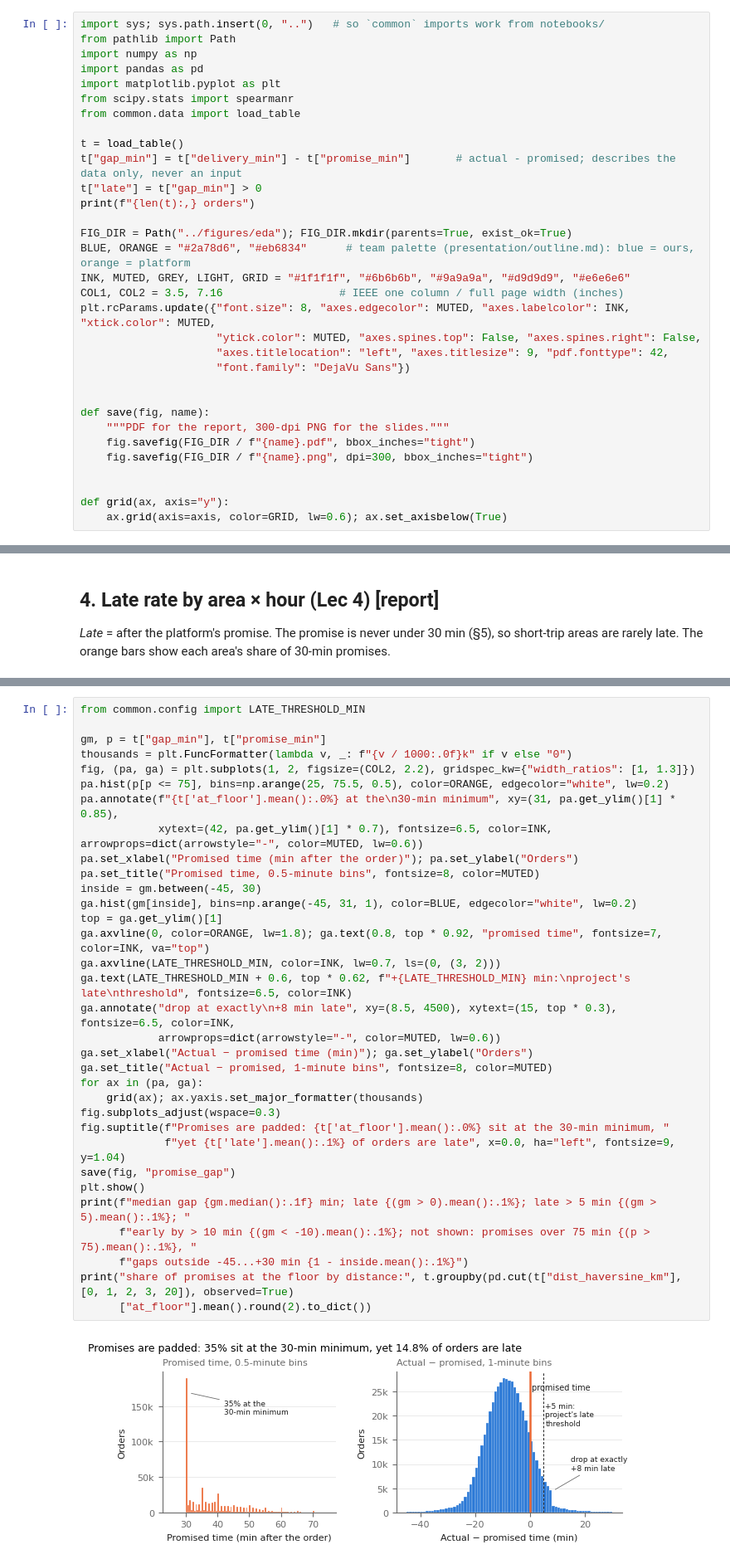
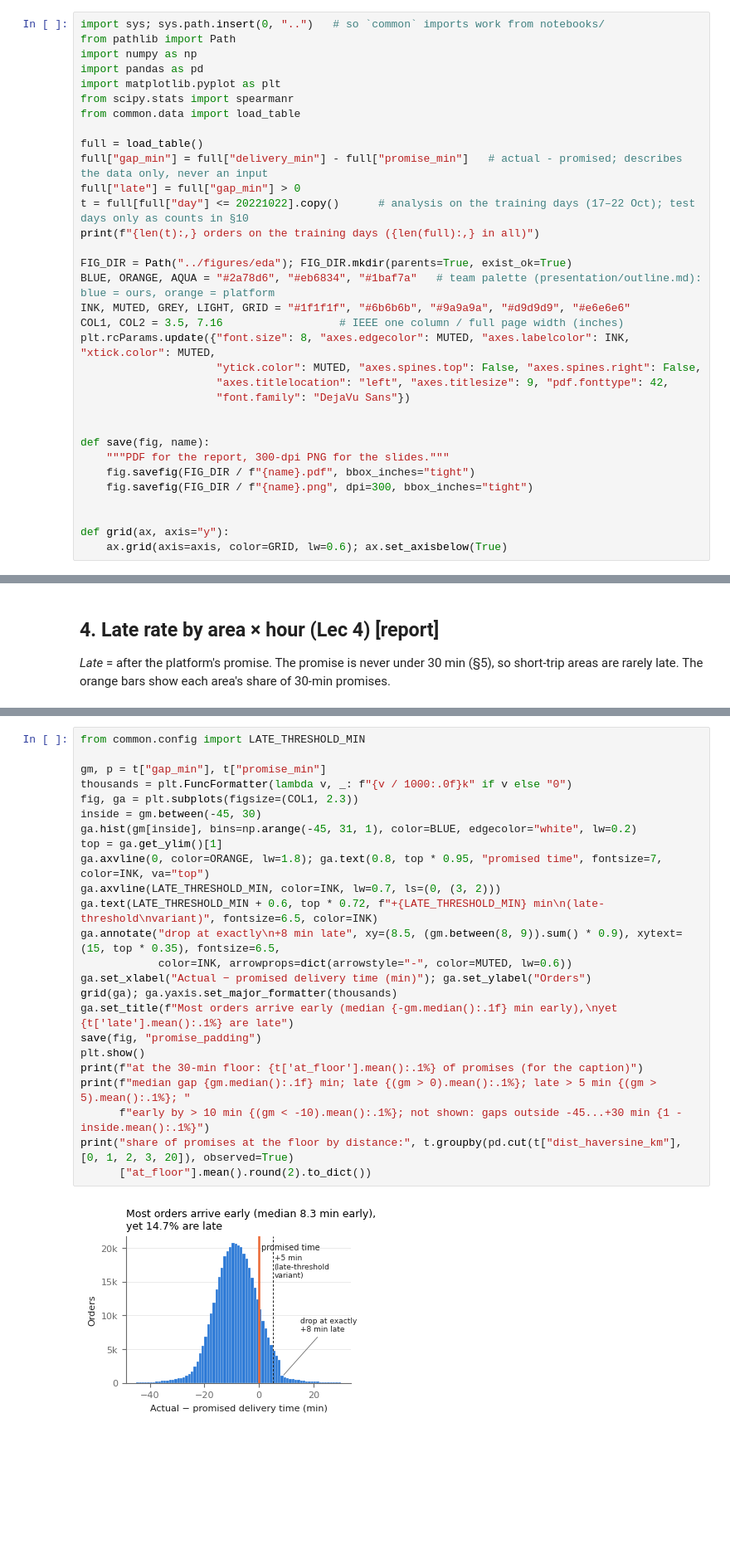
Before and after one commit to lynn60107070/dsai5101-delivery-eta, a Jupyter notebook: notebooks/02_eda.ipynb, the cells around one changed output, grey strips where cells are left out. Shown at 83% size. Drawn from its saved outputs; the diff is of its cells as text; blank space fills up the shorter version.

```diff
--- a/notebooks/02_eda.ipynb
+++ b/notebooks/02_eda.ipynb
@@ -17,13 +17,14 @@ import matplotlib.pyplot as plt
 from scipy.stats import spearmanr
 from common.data import load_table
 
-t = load_table()
-t["gap_min"] = t["delivery_min"] - t["promise_min"]       # actual - promised; describes the data only, never an input
-t["late"] = t["gap_min"] > 0
-print(f"{len(t):,} orders")
+full = load_table()
+full["gap_min"] = full["delivery_min"] - full["promise_min"]   # actual - promised; describes the data only, never an input
+full["late"] = full["gap_min"] > 0
+t = full[full["day"] <= 20221022].copy()      # analysis on the training days (17–22 Oct); test days only as counts in §10
+print(f"{len(t):,} orders on the training days ({len(full):,} in all)")
 
 FIG_DIR = Path("../figures/eda"); FIG_DIR.mkdir(parents=True, exist_ok=True)
-BLUE, ORANGE = "#2a78d6", "#eb6834"      # team palette (presentation/outline.md): blue = ours, orange = platform
+BLUE, ORANGE, AQUA = "#2a78d6", "#eb6834", "#1baf7a"   # team palette (presentation/outline.md): blue = ours, orange = platform
 INK, MUTED, GREY, LIGHT, GRID = "#1f1f1f", "#6b6b6b", "#9a9a9a", "#d9d9d9", "#e6e6e6"
 COL1, COL2 = 3.5, 7.16                  # IEEE one column / full page width (inches)
 plt.rcParams.update({"font.size": 8, "axes.edgecolor": MUTED, "axes.labelcolor": INK, "xtick.color": MUTED,
@@ -280,35 +281,26 @@ Left: how the promise is set. Right: how arrivals compare with it.
 # %%
 from common.config import LATE_THRESHOLD_MIN
 
 gm, p = t["gap_min"], t["promise_min"]
 thousands = plt.FuncFormatter(lambda v, _: f"{v / 1000:.0f}k" if v else "0")
-fig, (pa, ga) = plt.subplots(1, 2, figsize=(COL2, 2.2), gridspec_kw={"width_ratios": [1, 1.3]})
-pa.hist(p[p <= 75], bins=np.arange(25, 75.5, 0.5), color=ORANGE, edgecolor="white", lw=0.2)
-pa.annotate(f"{t['at_floor'].mean():.0%} at the\n30-min minimum", xy=(31, pa.get_ylim()[1] * 0.85),
-            xytext=(42, pa.get_ylim()[1] * 0.7), fontsize=6.5, color=INK, arrowprops=dict(arrowstyle="-", color=MUTED, lw=0.6))
-pa.set_xlabel("Promised time (min after the order)"); pa.set_ylabel("Orders")
-pa.set_title("Promised time, 0.5-minute bins", fontsize=8, color=MUTED)
+fig, ga = plt.subplots(figsize=(COL1, 2.3))
 inside = gm.between(-45, 30)
 ga.hist(gm[inside], bins=np.arange(-45, 31, 1), color=BLUE, edgecolor="white", lw=0.2)
 top = ga.get_ylim()[1]
-ga.axvline(0, color=ORANGE, lw=1.8); ga.text(0.8, top * 0.92, "promised time", fontsize=7, color=INK, va="top")
+ga.axvline(0, color=ORANGE, lw=1.8); ga.text(0.8, top * 0.95, "promised time", fontsize=7, color=INK, va="top")
 ga.axvline(LATE_THRESHOLD_MIN, color=INK, lw=0.7, ls=(0, (3, 2)))
-ga.text(LATE_THRESHOLD_MIN + 0.6, top * 0.62, f"+{LATE_THRESHOLD_MIN} min:\nproject's late\nthreshold", fontsize=6.5, color=INK)
-ga.annotate("drop at exactly\n+8 min late", xy=(8.5, 4500), xytext=(15, top * 0.3), fontsize=6.5, color=INK,
-            arrowprops=dict(arrowstyle="-", color=MUTED, lw=0.6))
-ga.set_xlabel("Actual − promised time (min)"); ga.set_ylabel("Orders")
-ga.set_title("Actual − promised, 1-minute bins", fontsize=8, color=MUTED)
-for ax in (pa, ga):
-    grid(ax); ax.yaxis.set_major_formatter(thousands)
-fig.subplots_adjust(wspace=0.3)
-fig.suptitle(f"Promises are padded: {t['at_floor'].mean():.0%} sit at the 30-min minimum, "
-             f"yet {t['late'].mean():.1%} of orders are late", x=0.0, ha="left", fontsize=9, y=1.04)
-save(fig, "promise_gap")
+ga.text(LATE_THRESHOLD_MIN + 0.6, top * 0.72, f"+{LATE_THRESHOLD_MIN} min\n(late-threshold\nvariant)", fontsize=6.5, color=INK)
+ga.annotate("drop at exactly\n+8 min late", xy=(8.5, (gm.between(8, 9)).sum() * 0.9), xytext=(15, top * 0.35), fontsize=6.5,
+            color=INK, arrowprops=dict(arrowstyle="-", color=MUTED, lw=0.6))
+ga.set_xlabel("Actual − promised delivery time (min)"); ga.set_ylabel("Orders")
+grid(ga); ga.yaxis.set_major_formatter(thousands)
+ga.set_title(f"Most orders arrive early (median {-gm.median():.1f} min early),\nyet {t['late'].mean():.1%} are late")
+save(fig, "promise_padding")
 plt.show()
+print(f"at the 30-min floor: {t['at_floor'].mean():.1%} of promises (for the caption)")
 print(f"median gap {gm.median():.1f} min; late {(gm > 0).mean():.1%}; late > 5 min {(gm > 5).mean():.1%}; "
-      f"early by > 10 min {(gm < -10).mean():.1%}; not shown: promises over 75 min {(p > 75).mean():.1%}, "
-      f"gaps outside -45...+30 min {1 - inside.mean():.1%}")
+      f"early by > 10 min {(gm < -10).mean():.1%}; not shown: gaps outside -45...+30 min {1 - inside.mean():.1%}")
 print("share of promises at the floor by distance:", t.groupby(pd.cut(t["dist_haversine_km"], [0, 1, 2, 3, 20]), observed=True)
       ["at_floor"].mean().round(2).to_dict())
 # %% [output]
-[figure, old version]
+[figure, new version]
```
Also changed, not shown: parts of 28 cells of this notebook, 37 other files.
